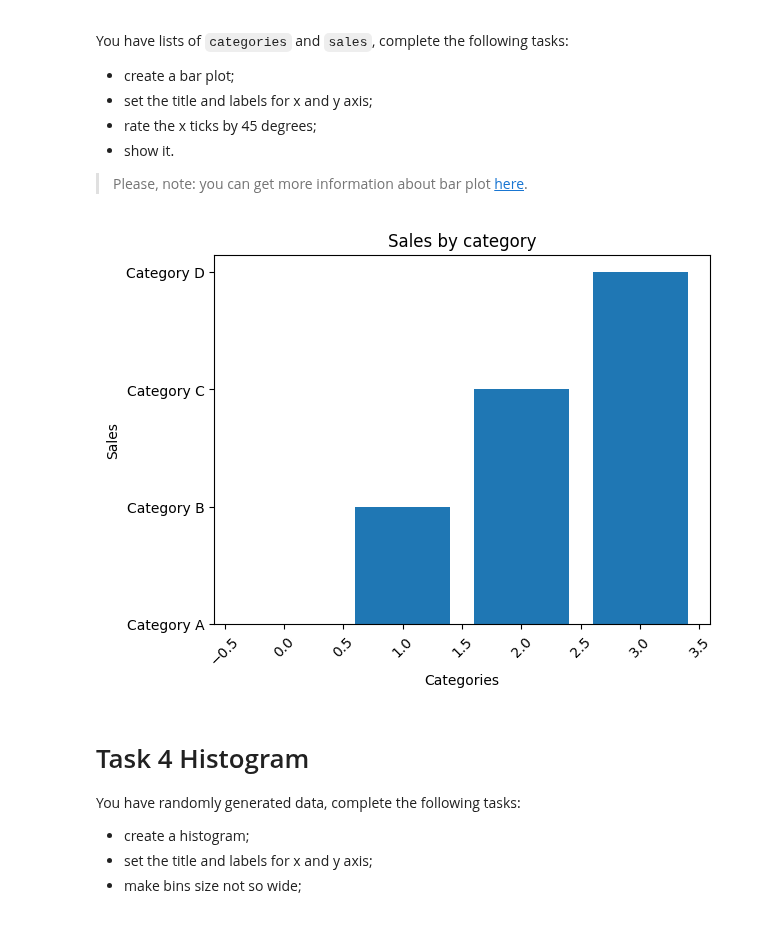
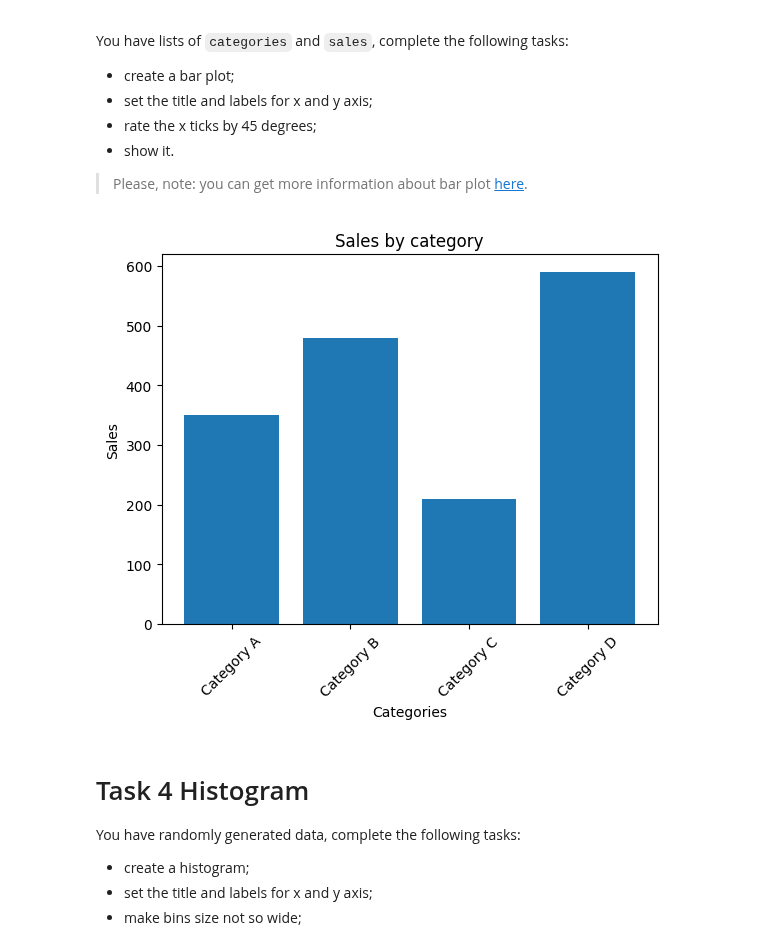
Before and after one commit to mate-academy/py-matplotlib, a Jupyter notebook: app/matplotlib.ipynb, the cells around one changed output. Cells and saved outputs as stored; diff of their text form; code cells hidden in the pictures.

```diff
--- a/app/matplotlib.ipynb
+++ b/app/matplotlib.ipynb
@@ -74,18 +74,18 @@ You have lists of `categories` and `sales`, complete the following tasks:
 # %%
 categories = ["Category A", "Category B", "Category C", "Category D"]
 sales = [350, 480, 210, 590]
 
 plt.xticks(rotation=45)
-plt.bar(np.arange(len(sales)), categories)
+plt.bar(categories, sales)
 
 plt.xlabel("Categories")
 plt.ylabel("Sales")
 
 plt.title("Sales by category")
 
 plt.show()
 # %% [output]
-[figure, old version]
+[figure, new version]
 # %% [markdown]
 # Task 4 Histogram
 
```
